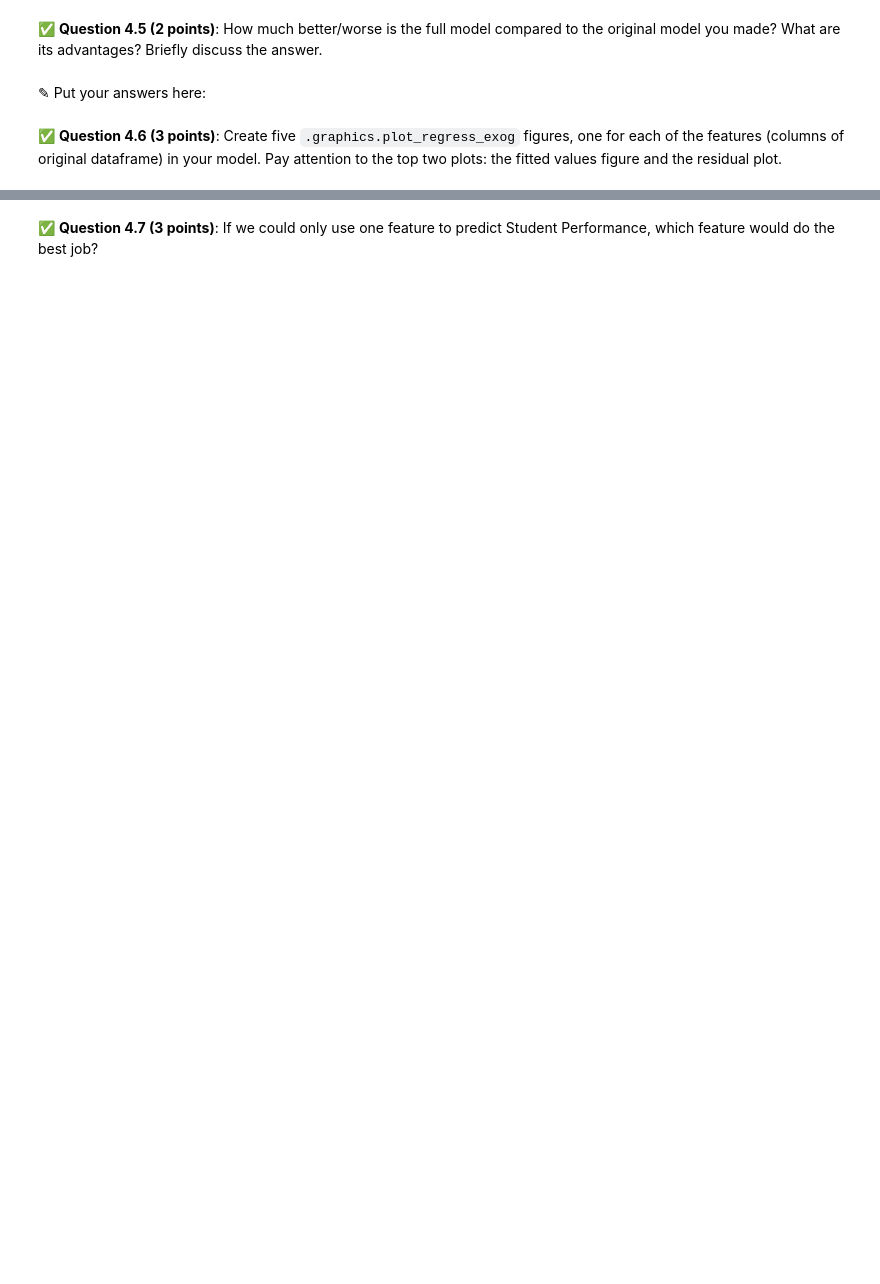
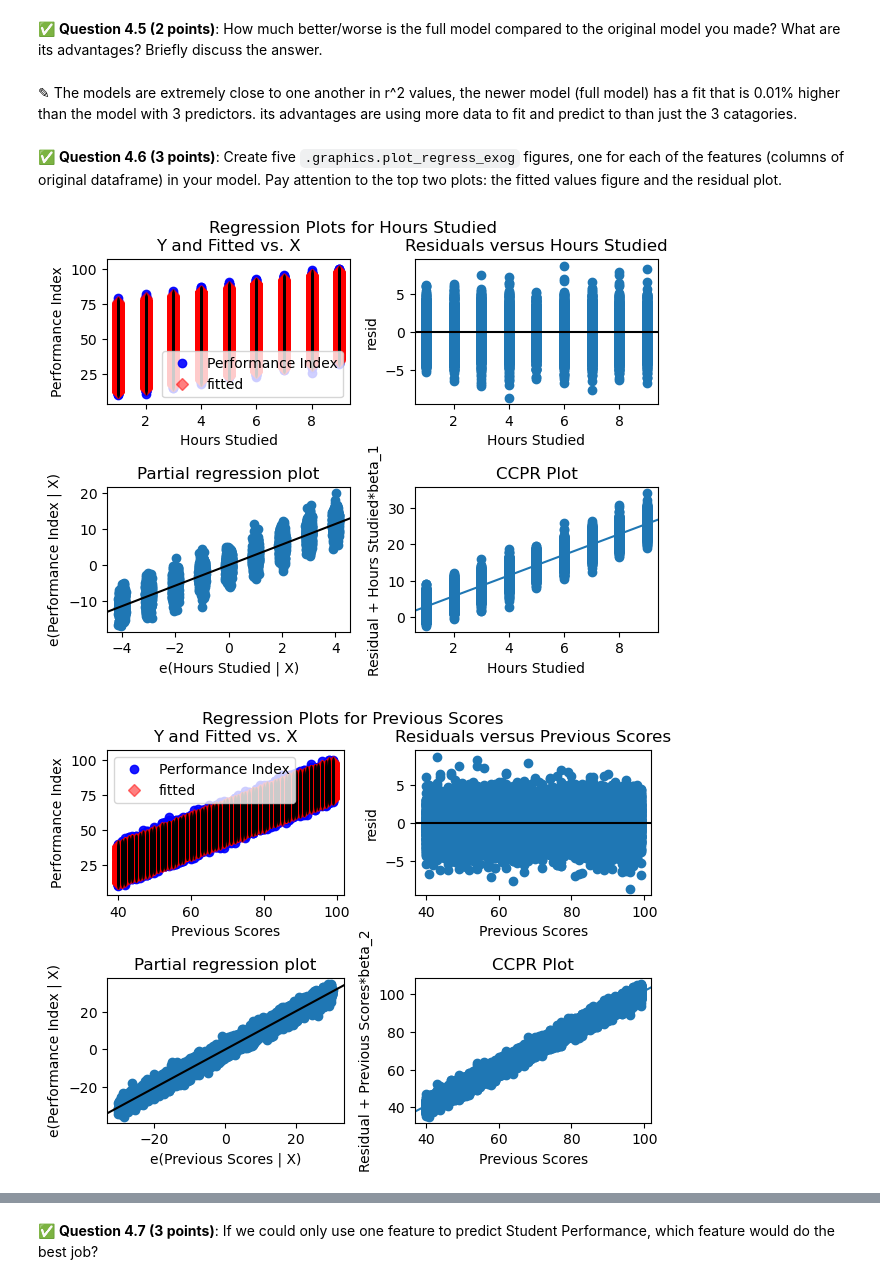
Before and after one commit to Demskini/CMSE202-fs25-turnin, a Jupyter notebook: hw-03/HW-03_Regression-S25-STUDENT.ipynb, the cells around one changed output, grey strips where cells are left out. Drawn from its saved outputs; the diff is of its cells as text; code cells hidden in the pictures; blank space fills up the shorter version.

```diff
--- a/hw-03/HW-03_Regression-S25-STUDENT.ipynb
+++ b/hw-03/HW-03_Regression-S25-STUDENT.ipynb
@@ -248,0 +247,6 @@ First, download and read in this synthetic dataset of Student Performance. `http
+# %%
+sp_df = pd.read_csv("Student_Performance.csv")
+# Clean the 'Extracurricular Activities' column: strip whitespace and standardize case {FROM CHAT GPT}
+sp_df['Extracurricular Activities'] = sp_df['Extracurricular Activities'].str.strip().str.upper() # Used Chat gpt to create this line right here (4/4 asked chat gpt "Here is my current code... How do I make it so I don't get NaN values and instead get the 1's and 0's like I sought after.
+sp_df['Extracurricular Activities'] = sp_df['Extracurricular Activities'].map({'YES': 1, 'NO': 0})
+sp_df.head()
@@ -252,0 +262,7 @@ First, download and read in this synthetic dataset of Student Performance. `http
+# %%
+x = sp_df[['Hours Studied', 'Previous Scores', 'Sleep Hours']]
+x = sm.add_constant(x) #used code from above and literally just changed it to fit this dataframe.
+y = sp_df['Performance Index']
+
+model = sm.OLS(y, x).fit()
+print(model.summary())
@@ -264,0 +298,7 @@ First, download and read in this synthetic dataset of Student Performance. `http
+# %%
+x = sp_df.drop(columns=['Performance Index']) #code is above, just re assigning x and y
+x = sm.add_constant(x)
+
+y = sp_df['Performance Index']
+model = sm.OLS(y, x).fit()
+print(model.summary())
@@ -265,6 +323,6 @@ First, download and read in this synthetic dataset of Student Performance. `http
 # %% [markdown]
 &#9989;  **Question 4.5 (2 points)**: How much better/worse is the full model compared to the original model you made? What are its advantages? Briefly discuss the answer.
-# %% [markdown]
-<font size=+3>&#9998;</font> Put your answers here:
+# %% [markdown]
+<font size=+3>&#9998;</font> The models are extremely close to one another in r^2 values, the newer model (full model) has a fit that is 0.01% higher than the model with 3 predictors. its advantages are using more data to fit and predict to than just the 3 catagories.
 # %% [markdown]
 &#9989;  **Question 4.6 (3 points)**: Create five `.graphics.plot_regress_exog` figures, one for each of the features (columns of original dataframe) in your model. Pay attention to the top two plots: the fitted values figure and the residual plot.
@@ -272,0 +329,7 @@ First, download and read in this synthetic dataset of Student Performance. `http
+# %%
+import statsmodels.graphics.api as smg
+for feature in X.columns[1:]: #looping through the colum names
+    smg.plot_regress_exog(model, feature)
+# %% [output]
+[figure, added]
+[figure, added]
```
Also changed, not shown: parts of 12 cells of this notebook.
